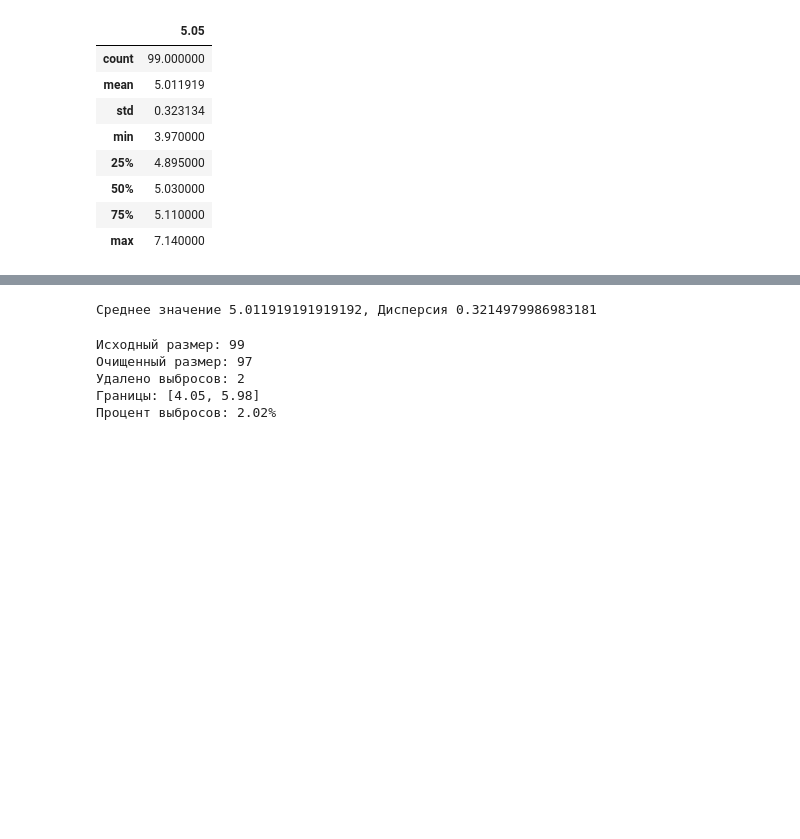
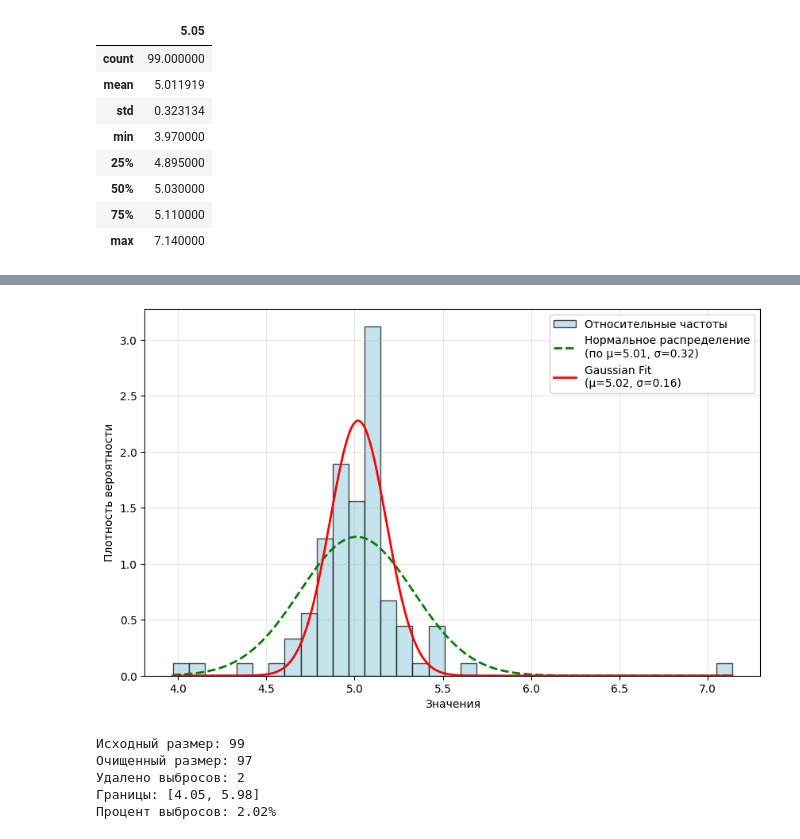
Before and after one commit to fourth-at-physics/labs, a Jupyter notebook: sem1/lab2/labs2.ipynb, the cells around one changed output, grey strips where cells are left out. Drawn from its saved outputs; the diff is of its cells as text; code cells hidden in the pictures; blank space fills up the shorter version.

```diff
--- a/sem1/lab2/labs2.ipynb
+++ b/sem1/lab2/labs2.ipynb
@@ -117,7 +88,7 @@ mu, sigma = plot_histogram_with_gaussian(df)
 # %%
-print(f'Среднее значение {mu}, Дисперсия {sigma}')
+plot_relative_frequency_histogram(df)
 # %% [output]
-Среднее значение 5.011919191919192, Дисперсия 0.3214979986983181
+[figure, added]
 # %%
 def remove_outliers_3sigma(data, sigma_level=3, return_mask=False):
     """
```
Also changed, not shown: parts of 10 cells of this notebook, 5 other files.
